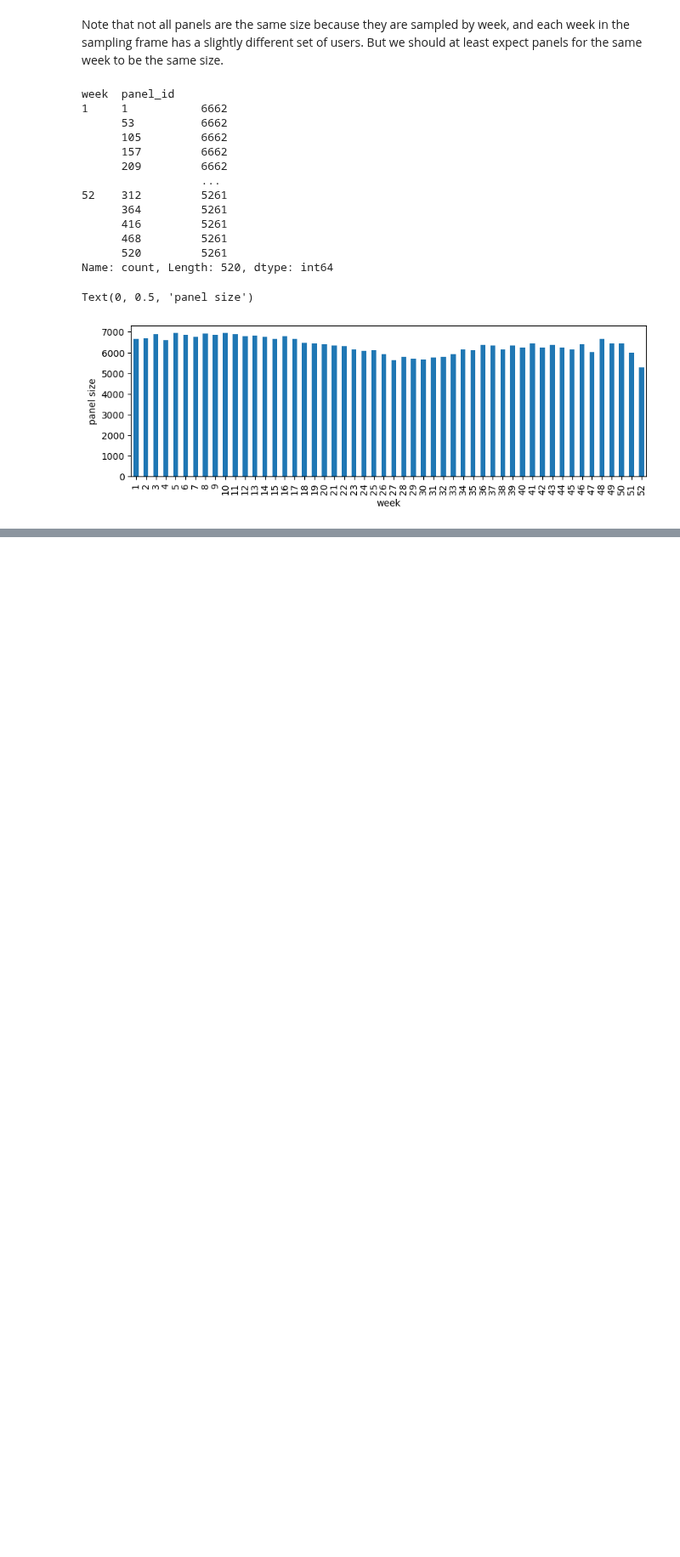
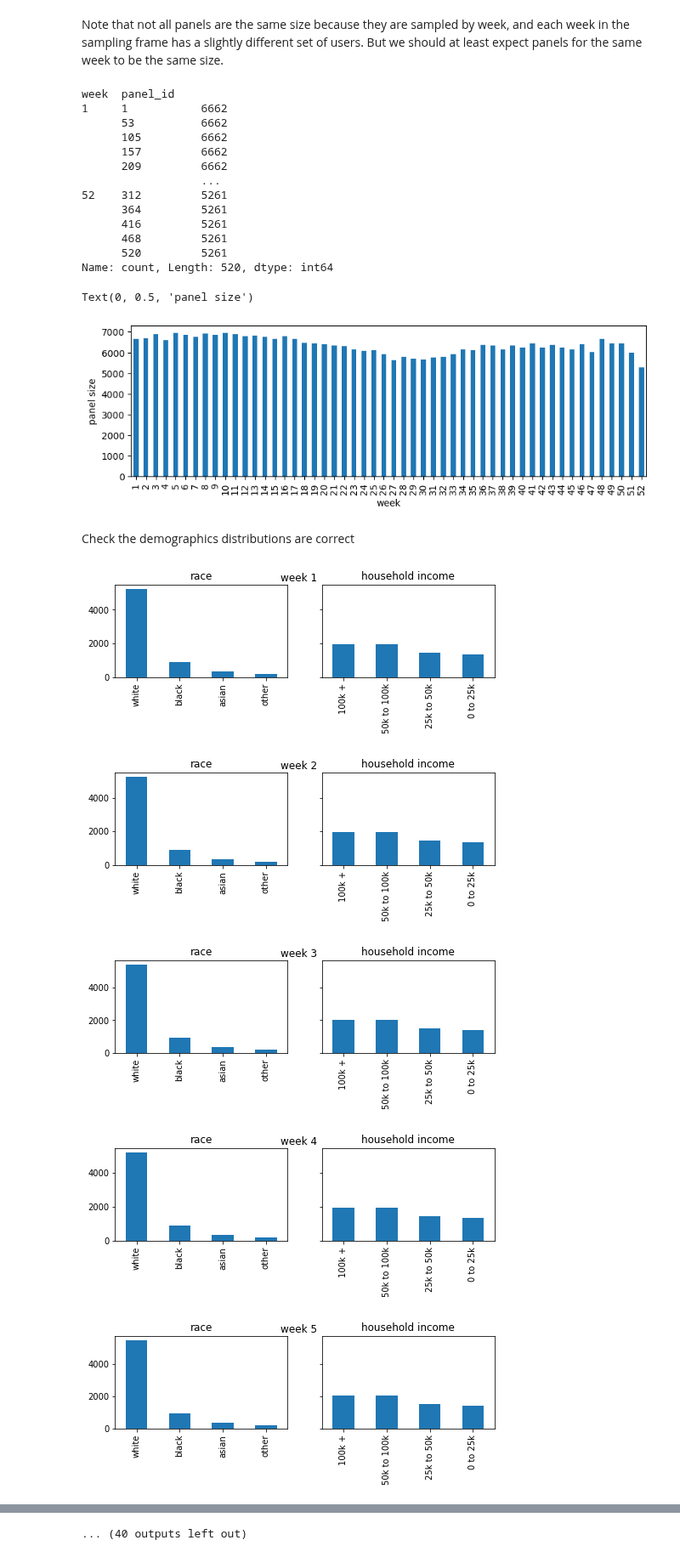
Before and after one commit to aberke/floc-analysis, a Jupyter notebook: notebooks/12.3 stratifying with good domains .ipynb, the cells around one changed output, grey strips where cells are left out. Shown at 85% size. Cells and saved outputs as stored; diff of their text form; code cells hidden in the pictures; blank space fills up the shorter version.

Commit message:
tested the panels look okay

```diff
--- a/notebooks/12.3 stratifying with good domains .ipynb
+++ b/notebooks/12.3 stratifying with good domains .ipynb
@@ -232,0 +230,25 @@ TODO: check the demographics distributions are correct
+# %% [markdown]
+Check the demographics distributions are correct
+# %%
+race_values = {1:'white', 2:'black', 3:'asian', 5:'other'}
+hi_values = {1:'0 to 25k', 2:'25k to 50k', 3:'50k to 100k', 4:'100k +'}
+# %%
+for week in all_panels_df.week.unique():
+    week_df = all_panels_df[all_panels_df.week == week].copy()
+    week_df.racial_background = week_df.racial_background.map(race_values)
+    week_df.household_income = week_df.household_income.map(hi_values)
+    fig,ax = plt.subplots(1,2, figsize=(8,2), sharey=True)
+    for panel_id in week_df.panel_id.unique():
+        panel_week_df = week_df[week_df.panel_id == panel_id]
+        race = panel_week_df.racial_background.value_counts().plot.bar(ax=ax[0])
+        hi = panel_week_df.household_income.value_counts().plot.bar(ax=ax[1])
+    ax[0].set_title('race')
+    ax[1].set_title('household income')
+    fig.suptitle('week %s' % week)
+    plt.show()
+# %% [output]
+[figure, added]
+[figure, added]
+[figure, added]
+[figure, added]
+[figure, added]
@@ -232,0 +262 @@ TODO: check the demographics distributions are correct
+... (40 outputs left out)
```
Also changed, not shown: parts of 3 cells of this notebook.
